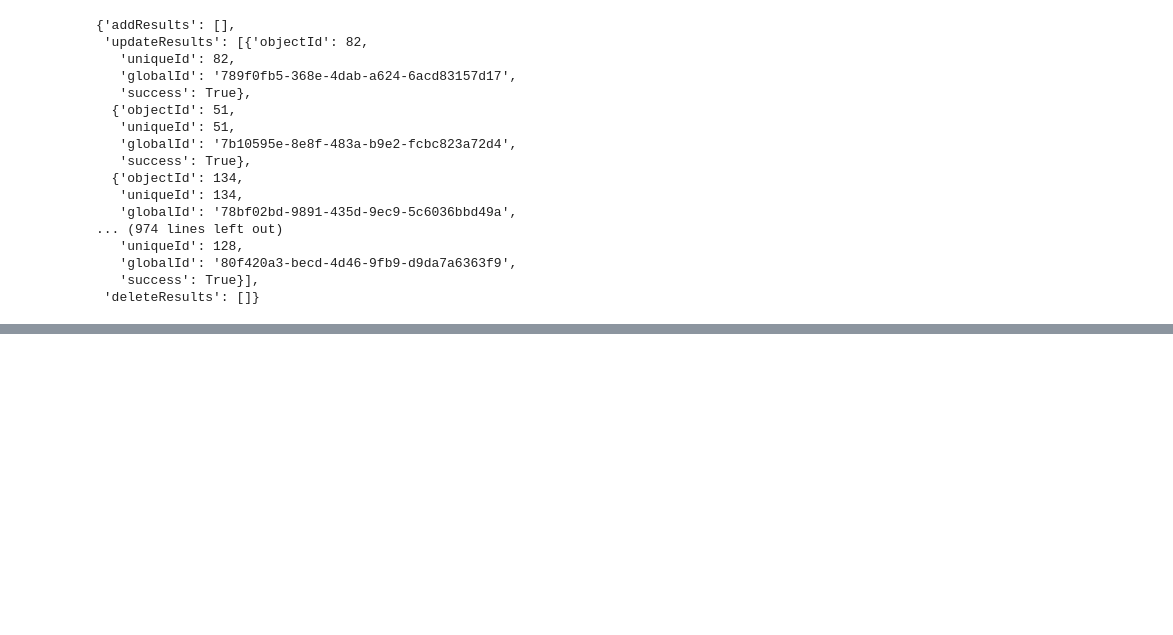
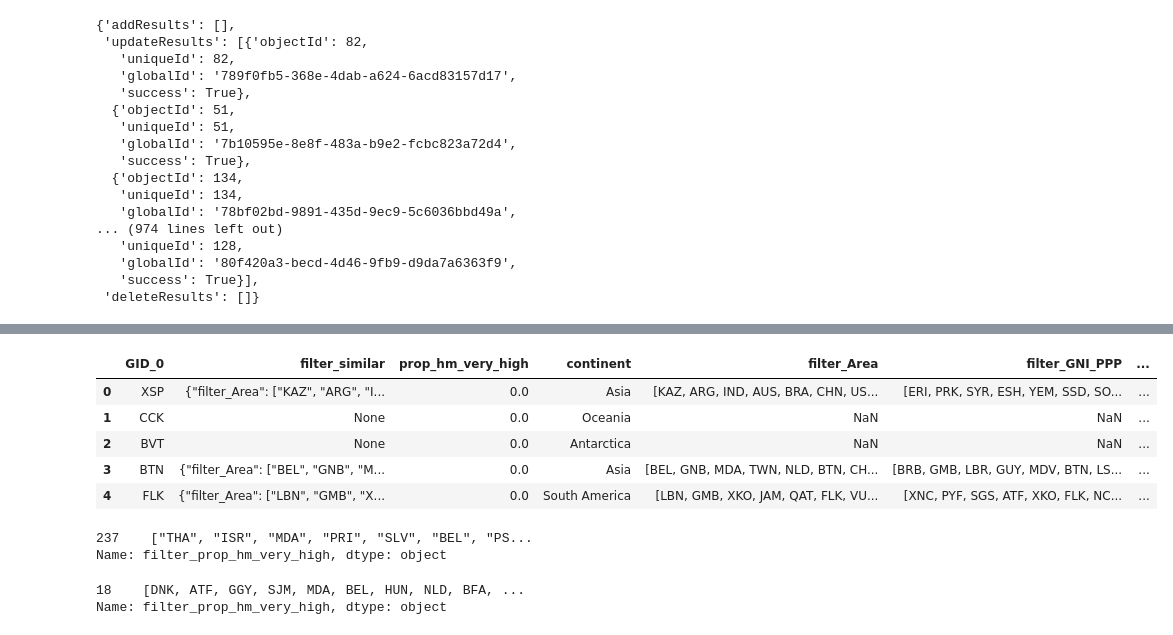
Before and after one commit to Vizzuality/he-scratchfolder, a Jupyter notebook: above_below_countries.ipynb, the cells around one changed output, grey strips where cells are left out. Drawn from its saved outputs; the diff is of its cells as text; code cells hidden in the pictures; blank space fills up the shorter version.

```diff
--- a/above_below_countries.ipynb
+++ b/above_below_countries.ipynb
@@ -292,0 +394,48 @@ flayer.edit_features(updates = features_for_update)
+# %%
+df_sort = sdf_filter
+nber_index = 5
+max_index = len(df_sort.index) - 1
+
+new_fields = []
+for field in filter_fields:
+    df_sort = df_sort.sort_values(by = [field]).reset_index(drop=True)
+    collapse_list = []
+    for index, i in df_sort.iterrows():
+        country_gid = df_sort.GID_0[index]
+        above_index = index - nber_index
+        below_index = index + nber_index + 1
+        if above_index < 0:
+            below_index = nber_index * 2
+            above_index = 0
+        if below_index > max_index:
+            above_index = max_index - (nber_index * 2)
+            below_index = max_index
+
+        sub_pd = df_sort.GID_0[above_index:below_index]
+        val_list = sub_pd.values.tolist()
+        collapse_list.append(json.dumps(val_list))
+
+        #val_list_rem = val_list.remove(country_gid)
+    filter_field = f"filter_{field}"
+    new_fields.append(filter_field)
+    df_sort[filter_field] = collapse_list
+# %%
+df_sort.head()
+# %% [output]
+|  | GID_0 | filter_similar | prop_hm_very_high | continent | filter_Area | filter_GNI_PPP | ... |
+| 0 | XSP | {"filter_Area": ["KAZ", "ARG", "I... | 0.0 | Asia | [KAZ, ARG, IND, AUS, BRA, CHN, US... | [ERI, PRK, SYR, ESH, YEM, SSD, SO... | ... |
+| 1 | CCK | None | 0.0 | Oceania | NaN | NaN | ... |
+| 2 | BVT | None | 0.0 | Antarctica | NaN | NaN | ... |
+| 3 | BTN | {"filter_Area": ["BEL", "GNB", "M... | 0.0 | Asia | [BEL, GNB, MDA, TWN, NLD, BTN, CH... | [BRB, GMB, LBR, GUY, MDV, BTN, LS... | ... |
+| 4 | FLK | {"filter_Area": ["LBN", "GMB", "X... | 0.0 | South America | [LBN, GMB, XKO, JAM, QAT, FLK, VU... | [XNC, PYF, SGS, ATF, XKO, FLK, NC... | ... |
+# %%
+#df_sort.filter_prop_hm_very_high['GID_0' == "BEL"]
+df_sort.loc[df_sort['GID_0'] == "BEL"].filter_prop_hm_very_high
+# %% [output]
+237    ["THA", "ISR", "MDA", "PRI", "SLV", "BEL", "PS...
+Name: filter_prop_hm_very_high, dtype: object
+# %%
+sdf_filter.loc[sdf_filter['GID_0'] == "BEL"].filter_prop_hm_very_high
+# %% [output]
+18    [DNK, ATF, GGY, SJM, MDA, BEL, HUN, NLD, BFA, ...
+Name: filter_prop_hm_very_high, dtype: object
```
Also changed, not shown: parts of 23 cells of this notebook.
